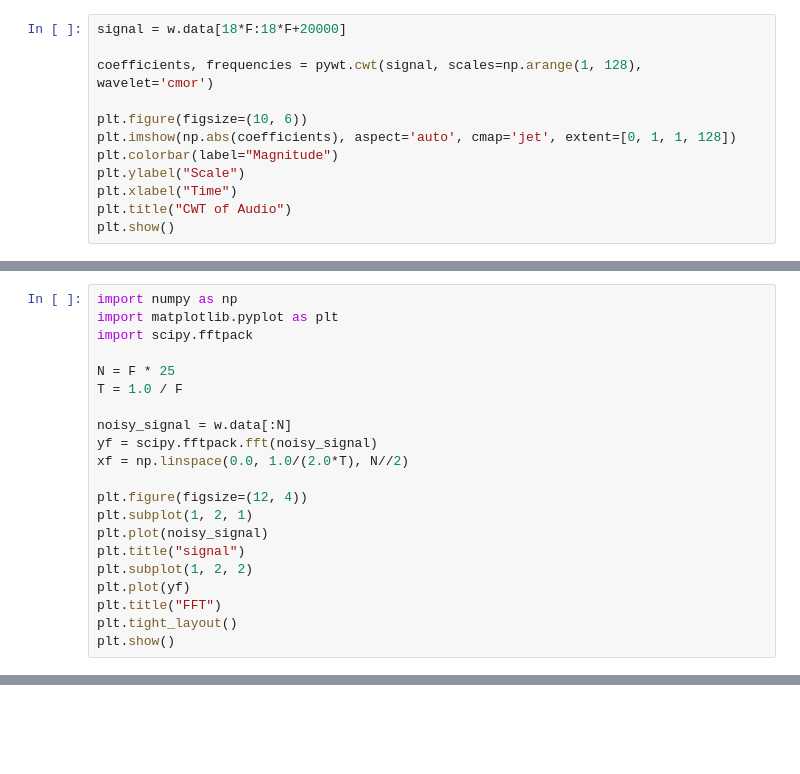
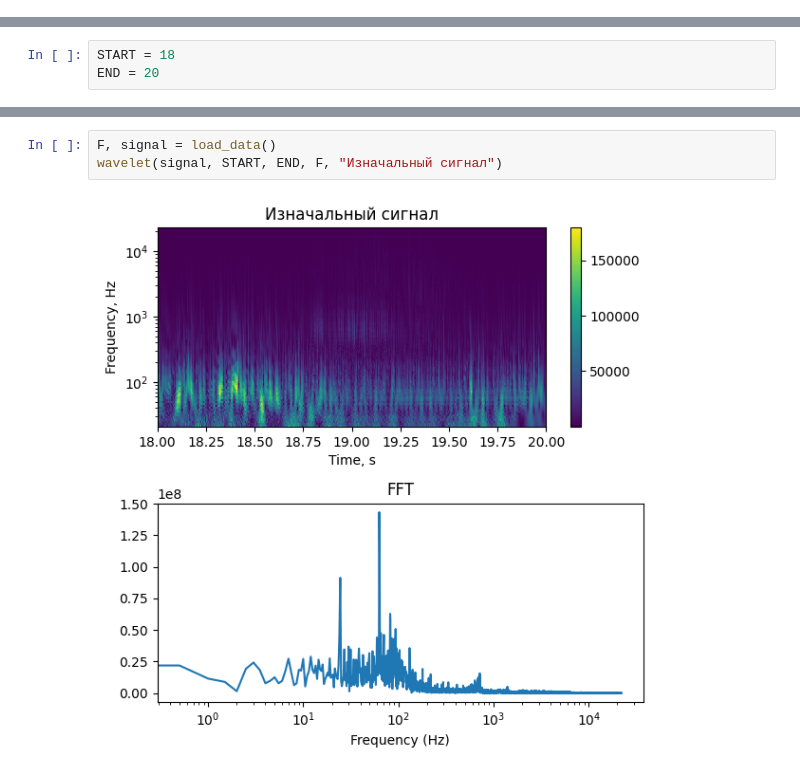
Before and after one commit to alpocnito/drons, a Jupyter notebook: main.ipynb, the cells around one changed output, grey strips where cells are left out. Cells and saved outputs as stored; diff of their text form; blank space fills up the shorter version.

```diff
--- a/main.ipynb
+++ b/main.ipynb
@@ -29,12 +0,0 @@ w.sampwidth = 2
-# %%
-signal = w.data[18*F:18*F+20000]
-
-coefficients, frequencies = pywt.cwt(signal, scales=np.arange(1, 128), wavelet='cmor')
-
-plt.figure(figsize=(10, 6))
-plt.imshow(np.abs(coefficients), aspect='auto', cmap='jet', extent=[0, 1, 1, 128])
-plt.colorbar(label="Magnitude")
-plt.ylabel("Scale")
-plt.xlabel("Time")
-plt.title("CWT of Audio")
-plt.show()
@@ -71,21 +0,0 @@ wavio.write("data/out.wav", denoised_signal, rate=F, sampwidth=2)
-# %%
-import numpy as np
-import matplotlib.pyplot as plt
-import scipy.fftpack
-
-N = F * 25
-T = 1.0 / F
-
-noisy_signal = w.data[:N]
-yf = scipy.fftpack.fft(noisy_signal)
-xf = np.linspace(0.0, 1.0/(2.0*T), N//2)
-
-plt.figure(figsize=(12, 4))
-plt.subplot(1, 2, 1)
-plt.plot(noisy_signal)
-plt.title("signal")
-plt.subplot(1, 2, 2)
-plt.plot(yf)
-plt.title("FFT")
-plt.tight_layout()
-plt.show()
@@ -93,0 +20,3 @@ plt.show()
+# %%
+START = 18
+END = 20
@@ -93,0 +93,5 @@ plt.show()
+# %%
+F, signal = load_data()
+wavelet(signal, START, END, F, "Изначальный сигнал")
+# %% [output]
+[figure, added]
```
Also changed, not shown: parts of 22 cells of this notebook, 7 other files.
